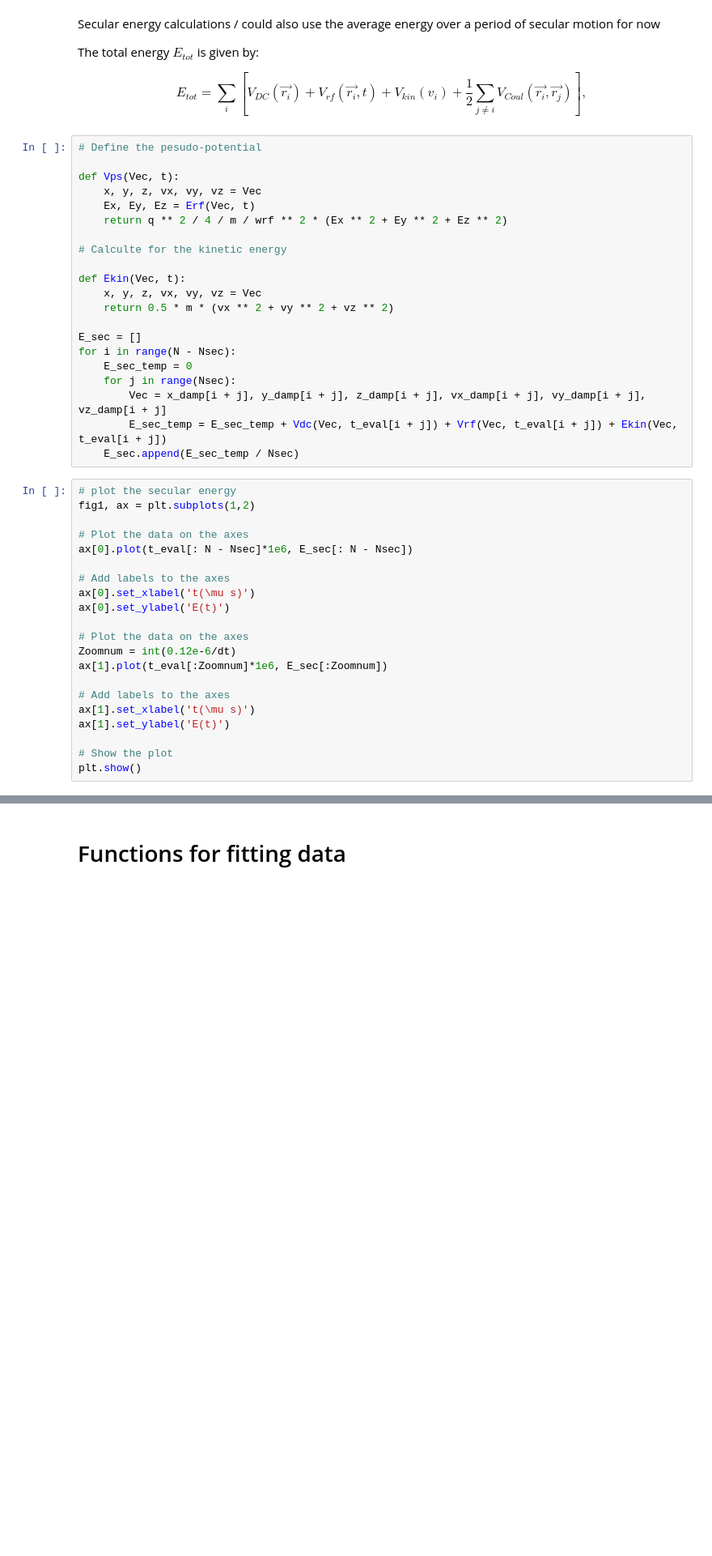
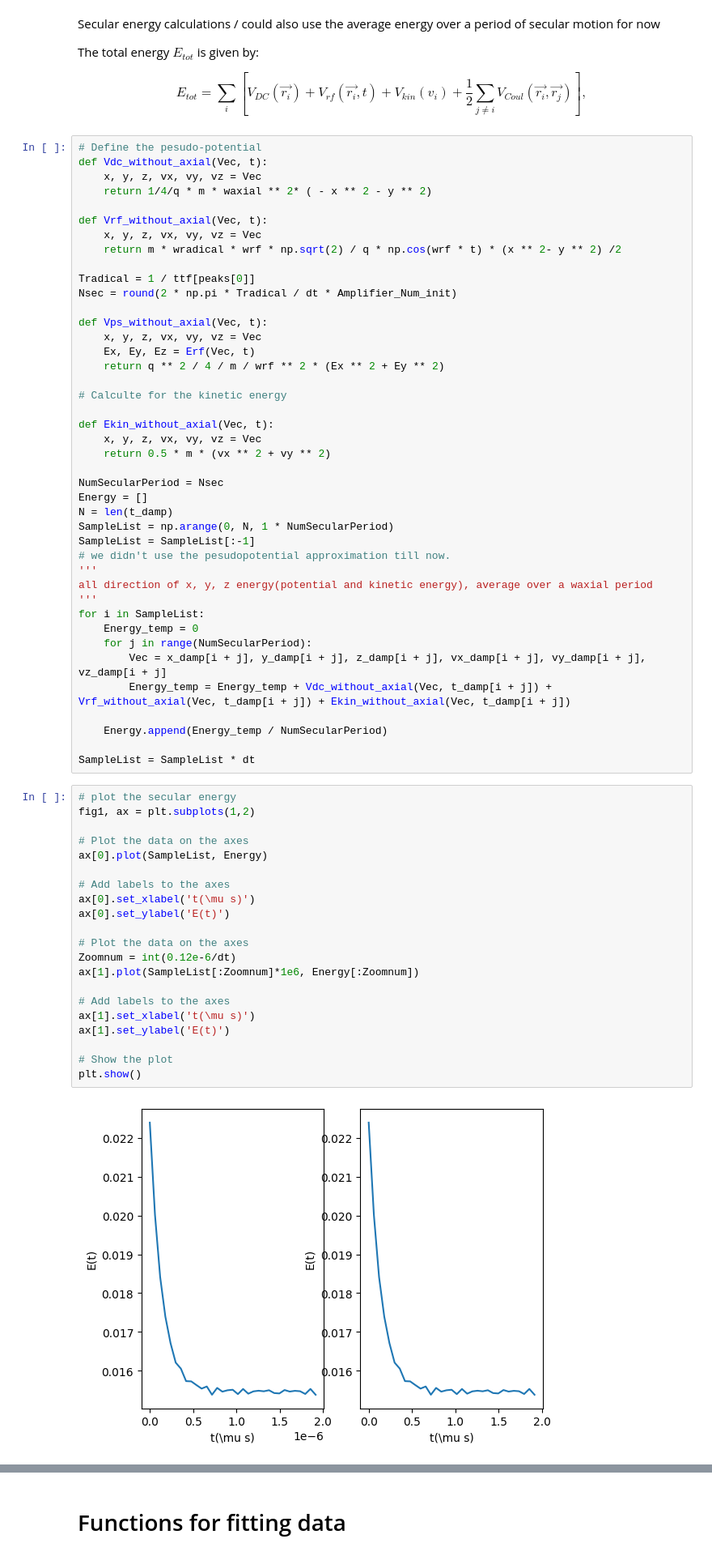
Before and after one commit to yuqian15/electron_micromotion_cooling, a Jupyter notebook: Electron-QIP.ipynb, the cells around one changed output, grey strips where cells are left out. Shown at 81% size. Saved outputs shown, nothing was run; the diff lists cells and outputs as text; blank space fills up the shorter version.

```diff
--- a/Electron-QIP.ipynb
+++ b/Electron-QIP.ipynb
@@ -794,43 +803,66 @@ The total energy $E_{tot}$ is given by:
 $$ E_{tot} = \sum_i [V_{DC}(\vec{r_i}) + V_{rf}(\vec{r_i},t) + V_{kin}(v_i) + \frac{1}{2}\sum_{j\not = i} V_{Coul} (\vec{r_i},\vec{r_j})], $$
 # %%
 # Define the pesudo-potential
+def Vdc_without_axial(Vec, t):
+    x, y, z, vx, vy, vz = Vec
+    return 1/4/q * m * waxial ** 2* ( - x ** 2 - y ** 2)
 
-def Vps(Vec, t):
+def Vrf_without_axial(Vec, t):
+    x, y, z, vx, vy, vz = Vec
+    return m * wradical * wrf * np.sqrt(2) / q * np.cos(wrf * t) * (x ** 2- y ** 2) /2
+
+Tradical = 1 / ttf[peaks[0]]
+Nsec = round(2 * np.pi * Tradical / dt * Amplifier_Num_init)
+
+def Vps_without_axial(Vec, t):
     x, y, z, vx, vy, vz = Vec
     Ex, Ey, Ez = Erf(Vec, t)
-    return q ** 2 / 4 / m / wrf ** 2 * (Ex ** 2 + Ey ** 2 + Ez ** 2)
+    return q ** 2 / 4 / m / wrf ** 2 * (Ex ** 2 + Ey ** 2)
 
 # Calculte for the kinetic energy
 
-def Ekin(Vec, t):
+def Ekin_without_axial(Vec, t):
     x, y, z, vx, vy, vz = Vec
-    return 0.5 * m * (vx ** 2 + vy ** 2 + vz ** 2)
+    return 0.5 * m * (vx ** 2 + vy ** 2)
 
-E_sec = []
-for i in range(N - Nsec):
-    E_sec_temp = 0
-    for j in range(Nsec):
+NumSecularPeriod = Nsec
+Energy = []
+N = len(t_damp)
+SampleList = np.arange(0, N, 1 * NumSecularPeriod)
+SampleList = SampleList[:-1]
+# we didn't use the pesudopotential approximation till now.
+'''
+all direction of x, y, z energy(potential and kinetic energy), average over a waxial period
+'''
+for i in SampleList:
+    Energy_temp = 0
+    for j in range(NumSecularPeriod):
         Vec = x_damp[i + j], y_damp[i + j], z_damp[i + j], vx_damp[i + j], vy_damp[i + j], vz_damp[i + j]
-        E_sec_temp = E_sec_temp + Vdc(Vec, t_eval[i + j]) + Vrf(Vec, t_eval[i + j]) + Ekin(Vec, t_eval[i + j])
-    E_sec.append(E_sec_temp / Nsec)
+        Energy_temp = Energy_temp + Vdc_without_axial(Vec, t_damp[i + j]) + Vrf_without_axial(Vec, t_damp[i + j]) + Ekin_without_axial(Vec, t_damp[i + j])
+
+    Energy.append(Energy_temp / NumSecularPeriod)
+
+SampleList = SampleList * dt
 # %%
 # plot the secular energy
 fig1, ax = plt.subplots(1,2)
 
 # Plot the data on the axes
-ax[0].plot(t_eval[: N - Nsec]*1e6, E_sec[: N - Nsec])
+ax[0].plot(SampleList, Energy)
 
 # Add labels to the axes
 ax[0].set_xlabel('t(\mu s)')
 ax[0].set_ylabel('E(t)')
 
 # Plot the data on the axes
 Zoomnum = int(0.12e-6/dt)
-ax[1].plot(t_eval[:Zoomnum]*1e6, E_sec[:Zoomnum])
+ax[1].plot(SampleList[:Zoomnum]*1e6, Energy[:Zoomnum])
 
 # Add labels to the axes
 ax[1].set_xlabel('t(\mu s)')
 ax[1].set_ylabel('E(t)')
 
 # Show the plot
 plt.show()
+# %% [output]
+[figure, added]
```
Also changed, not shown: parts of 12 cells of this notebook, 27 other files.
